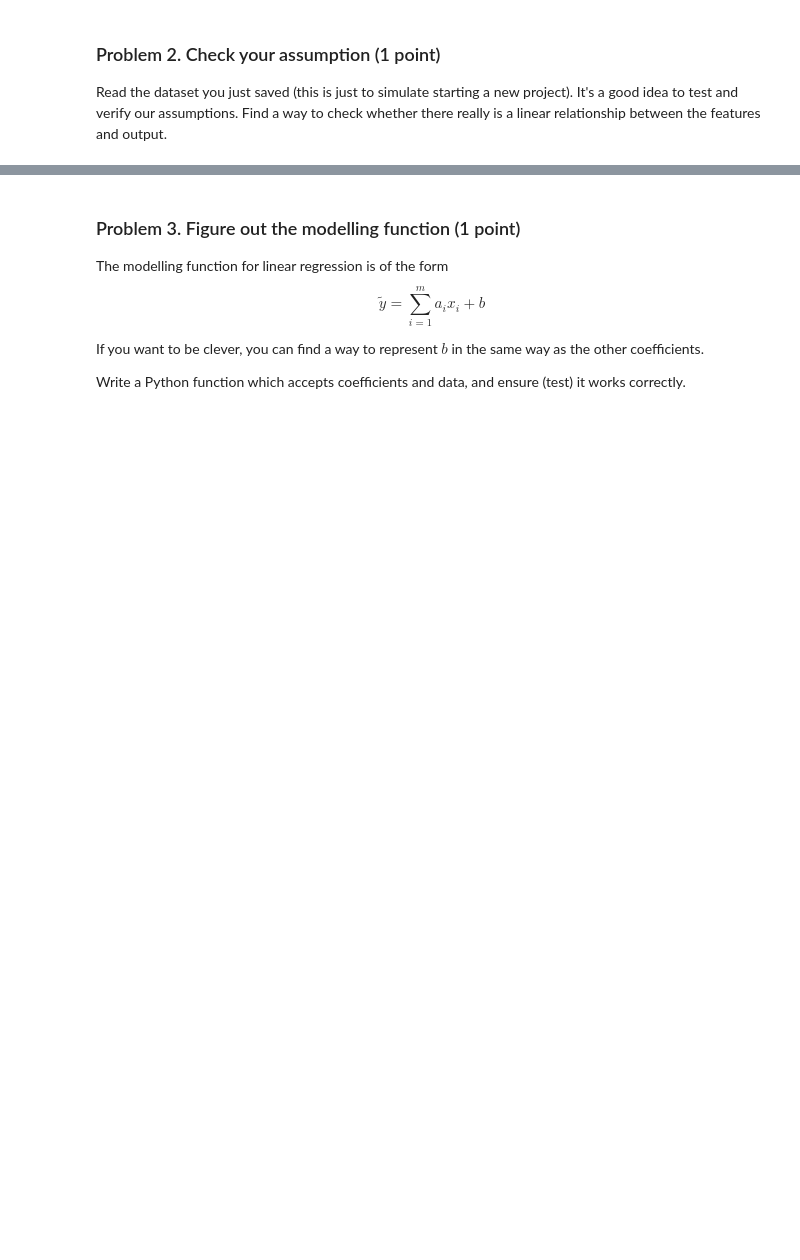
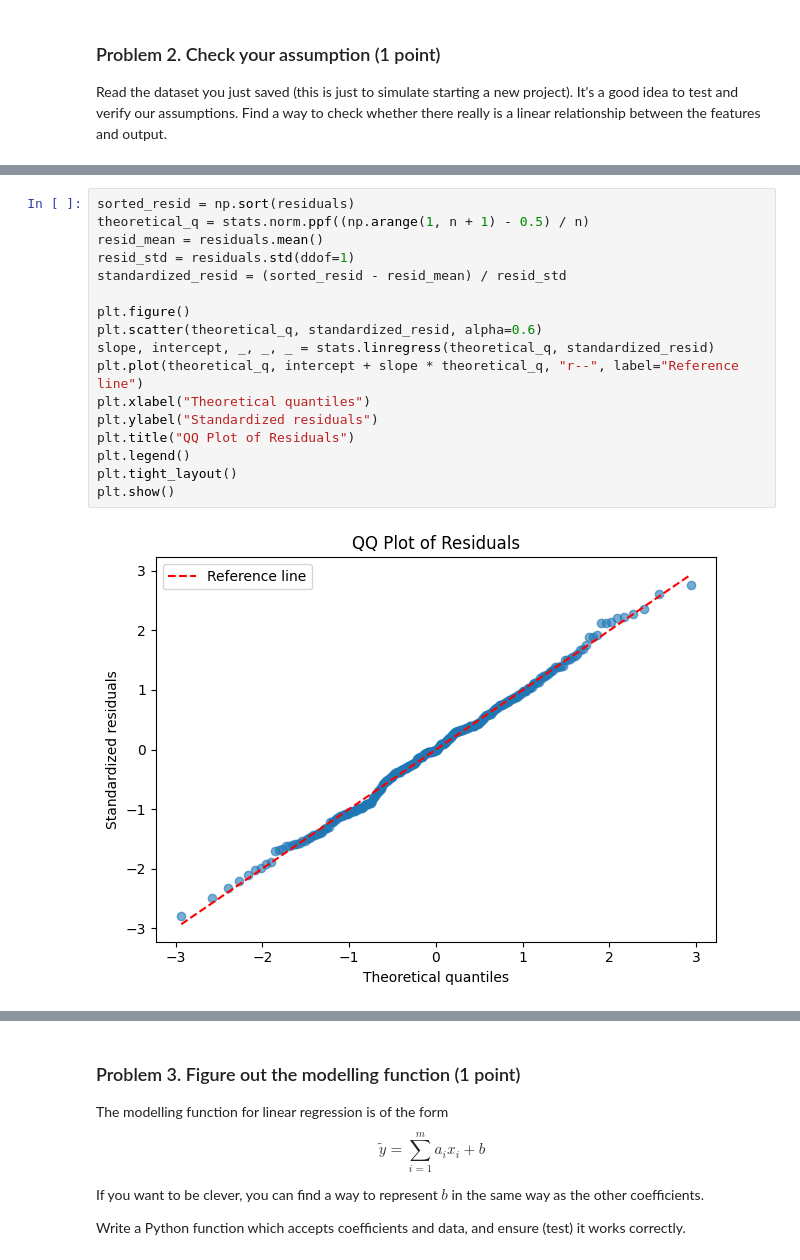
Before and after one commit to stilyan122/AI-and-Machine-Learning, a Jupyter notebook: Data Science/Regression Models/Regression Models Lab.ipynb, the cells around one changed output, grey strips where cells are left out. Saved outputs shown, nothing was run; the diff lists cells and outputs as text; blank space fills up the shorter version.

```diff
--- a/Data Science/Regression Models/Regression Models Lab.ipynb
+++ b/Data Science/Regression Models/Regression Models Lab.ipynb
@@ -23,0 +158,19 @@ Read the dataset you just saved (this is just to simulate starting a new project
+# %%
+sorted_resid = np.sort(residuals)
+theoretical_q = stats.norm.ppf((np.arange(1, n + 1) - 0.5) / n)
+resid_mean = residuals.mean()
+resid_std = residuals.std(ddof=1)
+standardized_resid = (sorted_resid - resid_mean) / resid_std
+
+plt.figure()
+plt.scatter(theoretical_q, standardized_resid, alpha=0.6)
+slope, intercept, _, _, _ = stats.linregress(theoretical_q, standardized_resid)
+plt.plot(theoretical_q, intercept + slope * theoretical_q, "r--", label="Reference line")
+plt.xlabel("Theoretical quantiles")
+plt.ylabel("Standardized residuals")
+plt.title("QQ Plot of Residuals")
+plt.legend()
+plt.tight_layout()
+plt.show()
+# %% [output]
+[figure, added]
```
Also changed, not shown: parts of 24 cells of this notebook, 1 other file.
